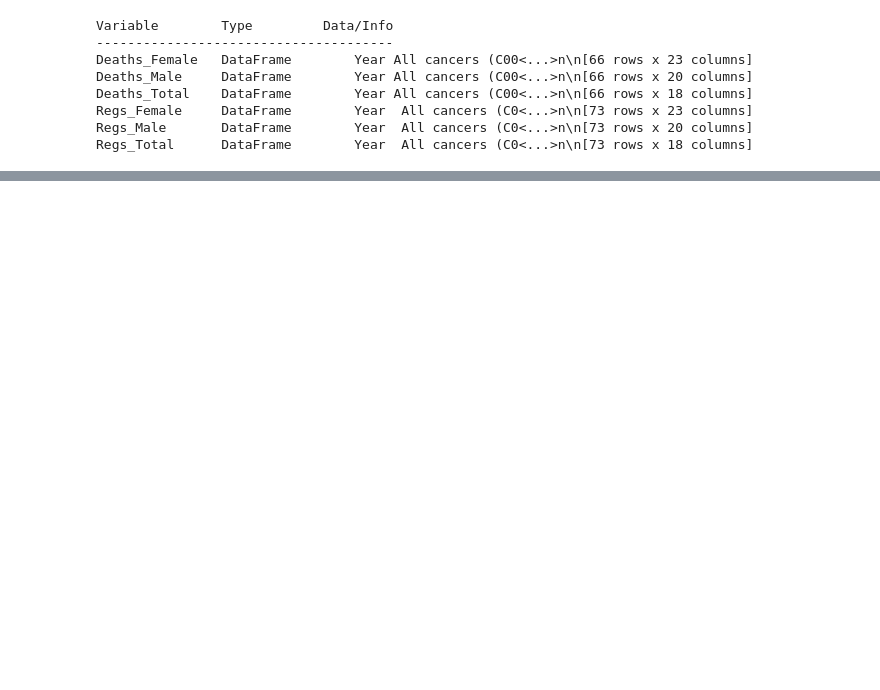
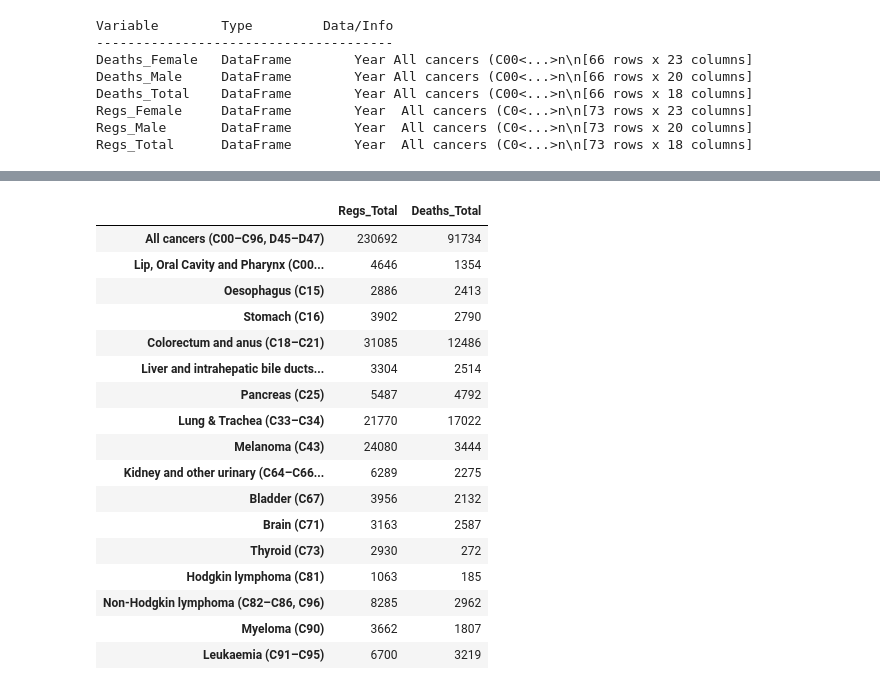
Before and after one commit to AzalizaLey/Analytics_Projects, a Jupyter notebook: ExploringNZData/Cancer.ipynb, the cells around one changed output, grey strips where cells are left out. Cells and saved outputs as stored; diff of their text form; code cells hidden in the pictures; blank space fills up the shorter version.

```diff
--- a/ExploringNZData/Cancer.ipynb
+++ b/ExploringNZData/Cancer.ipynb
@@ -38,0 +92,21 @@ Regs_Total      DataFrame        Year  All cancers (C0<...>n\n[73 rows x 18 colu
+# %%
+compdf
+# %% [output]
+|  | Regs_Total | Deaths_Total |
+| All cancers (C00–C96, D45–D47) | 230692 | 91734 |
+| Lip, Oral Cavity and Pharynx (C00... | 4646 | 1354 |
+| Oesophagus (C15) | 2886 | 2413 |
+| Stomach (C16) | 3902 | 2790 |
+| Colorectum and anus (C18–C21) | 31085 | 12486 |
+| Liver and intrahepatic bile ducts... | 3304 | 2514 |
+| Pancreas (C25) | 5487 | 4792 |
+| Lung & Trachea (C33–C34) | 21770 | 17022 |
+| Melanoma (C43) | 24080 | 3444 |
+| Kidney and other urinary (C64–C66... | 6289 | 2275 |
+| Bladder (C67) | 3956 | 2132 |
+| Brain (C71) | 3163 | 2587 |
+| Thyroid (C73) | 2930 | 272 |
+| Hodgkin lymphoma (C81) | 1063 | 185 |
+| Non-Hodgkin lymphoma (C82–C86, C96) | 8285 | 2962 |
+| Myeloma (C90) | 3662 | 1807 |
+| Leukaemia (C91–C95) | 6700 | 3219 |
```
Also changed, not shown: parts of 8 cells of this notebook.
